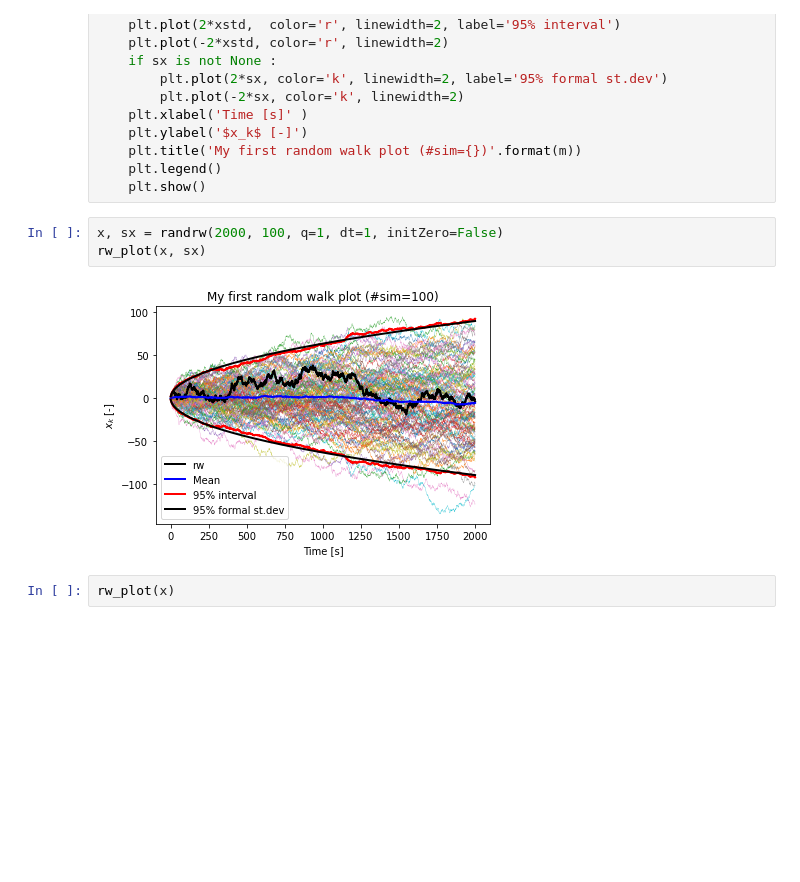
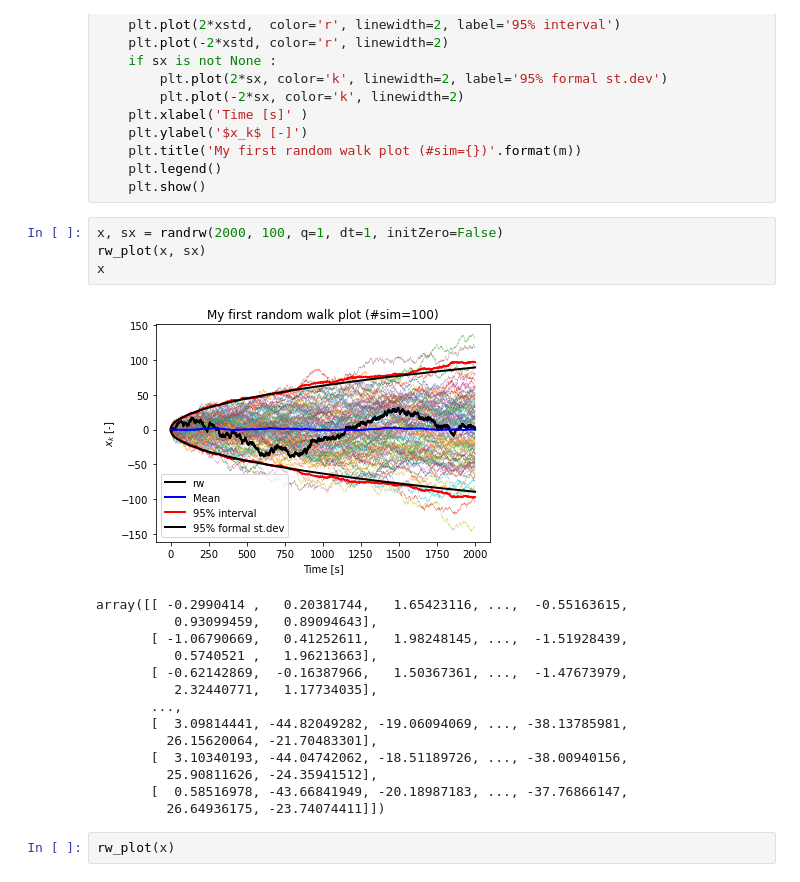
Before and after one commit to pratyush1611/CIE4604_Assignments, a Jupyter notebook: Assignment1/Assignment1.ipynb, the cells around one changed output. Drawn from its saved outputs; the diff is of its cells as text; blank space fills up the shorter version.

```diff
--- a/Assignment1/Assignment1.ipynb
+++ b/Assignment1/Assignment1.ipynb
@@ -112,8 +112,22 @@ def rw_plot(x,sx=None):
 # %%
 x, sx = randrw(2000, 100, q=1, dt=1, initZero=False)
 rw_plot(x, sx)
+x
 # %% [output]
-[figure, old version]
+[figure, new version]
+array([[ -0.2990414 ,   0.20381744,   1.65423116, ...,  -0.55163615,
+          0.93099459,   0.89094643],
+       [ -1.06790669,   0.41252611,   1.98248145, ...,  -1.51928439,
+          0.5740521 ,   1.96213663],
+       [ -0.62142869,  -0.16387966,   1.50367361, ...,  -1.47673979,
+          2.32440771,   1.17734035],
+       ...,
+       [  3.09814441, -44.82049282, -19.06094069, ..., -38.13785981,
+         26.15620064, -21.70483301],
+       [  3.10340193, -44.04742062, -18.51189726, ..., -38.00940156,
+         25.90811626, -24.35941512],
+       [  0.58516978, -43.66841949, -20.18987183, ..., -37.76866147,
+         26.64936175, -23.74074411]])
 # %%
 rw_plot(x)
 # %% [output]
```
Also changed, not shown: parts of 2 cells of this notebook.
